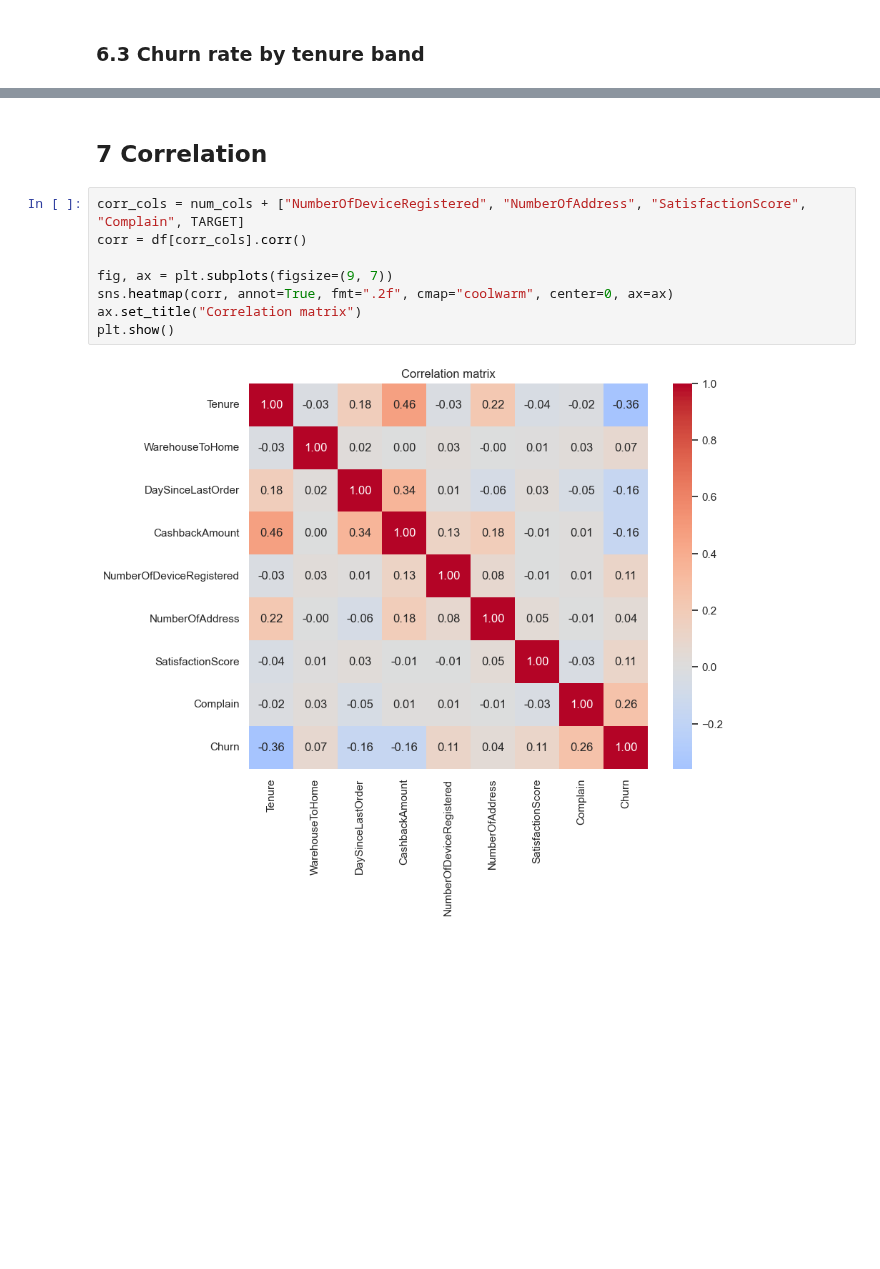
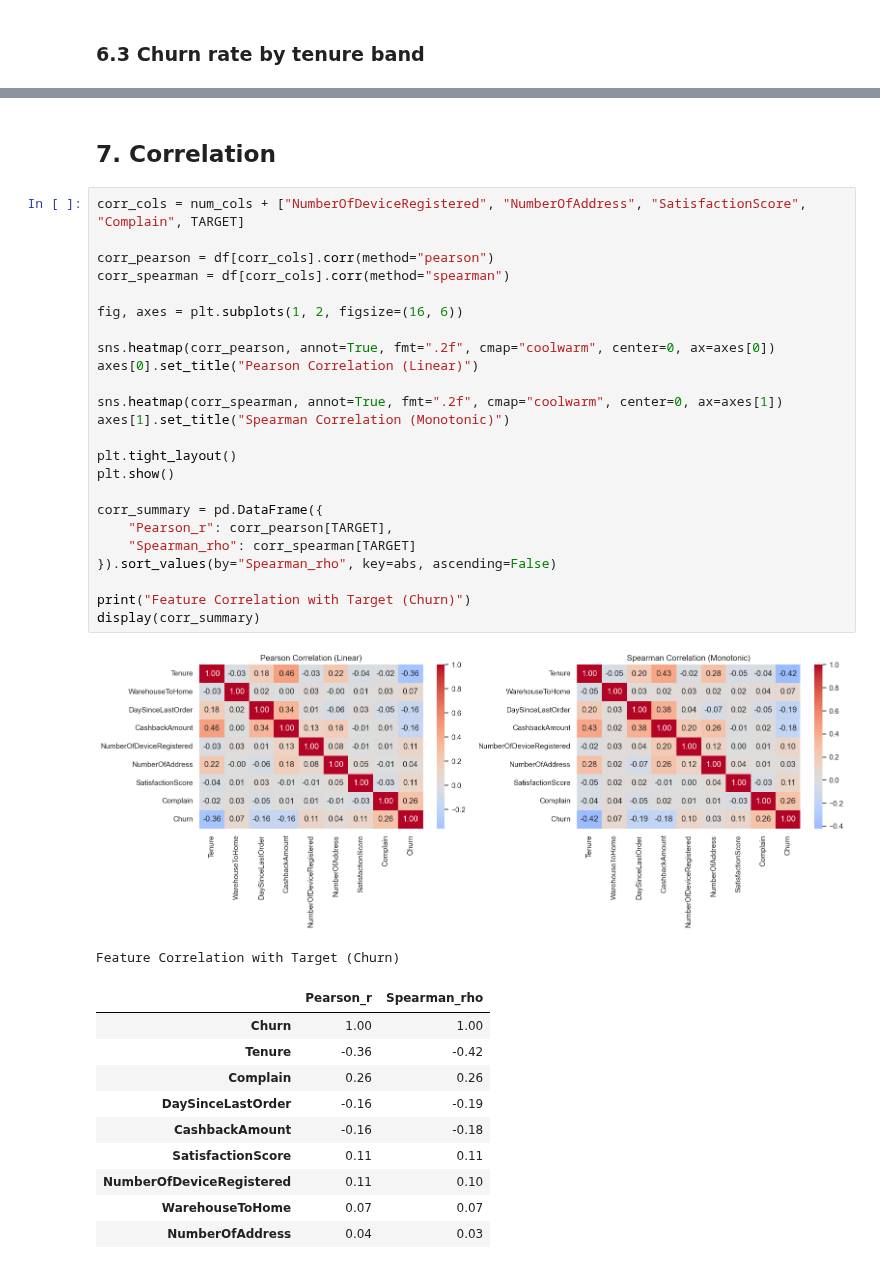
Before and after one commit to kareemxmhmd/churn_decision_system, a Jupyter notebook: notebooks/eda.ipynb, the cells around one changed output, grey strips where cells are left out. Cells and saved outputs as stored; diff of their text form; blank space fills up the shorter version.

```diff
--- a/notebooks/eda.ipynb
+++ b/notebooks/eda.ipynb
@@ -276,12 +435,39 @@ plt.show()
 # %% [markdown]
-## 7 Correlation
+## 7. Correlation
 # %%
 corr_cols = num_cols + ["NumberOfDeviceRegistered", "NumberOfAddress", "SatisfactionScore", "Complain", TARGET]
-corr = df[corr_cols].corr()
 
-fig, ax = plt.subplots(figsize=(9, 7))
-sns.heatmap(corr, annot=True, fmt=".2f", cmap="coolwarm", center=0, ax=ax)
-ax.set_title("Correlation matrix")
+corr_pearson = df[corr_cols].corr(method="pearson")
+corr_spearman = df[corr_cols].corr(method="spearman")
+
+fig, axes = plt.subplots(1, 2, figsize=(16, 6))
+
+sns.heatmap(corr_pearson, annot=True, fmt=".2f", cmap="coolwarm", center=0, ax=axes[0])
+axes[0].set_title("Pearson Correlation (Linear)")
+
+sns.heatmap(corr_spearman, annot=True, fmt=".2f", cmap="coolwarm", center=0, ax=axes[1])
+axes[1].set_title("Spearman Correlation (Monotonic)")
+
+plt.tight_layout()
 plt.show()
+
+corr_summary = pd.DataFrame({
+    "Pearson_r": corr_pearson[TARGET],
+    "Spearman_rho": corr_spearman[TARGET]
+}).sort_values(by="Spearman_rho", key=abs, ascending=False)
+
+print("Feature Correlation with Target (Churn)")
+display(corr_summary)
 # %% [output]
-[figure, old version]
+[figure, new version]
+Feature Correlation with Target (Churn)
+|  | Pearson_r | Spearman_rho |
+| Churn | 1.00 | 1.00 |
+| Tenure | -0.36 | -0.42 |
+| Complain | 0.26 | 0.26 |
+| DaySinceLastOrder | -0.16 | -0.19 |
+| CashbackAmount | -0.16 | -0.18 |
+| SatisfactionScore | 0.11 | 0.11 |
+| NumberOfDeviceRegistered | 0.11 | 0.10 |
+| WarehouseToHome | 0.07 | 0.07 |
+| NumberOfAddress | 0.04 | 0.03 |
```
Also changed, not shown: parts of 29 cells of this notebook.
